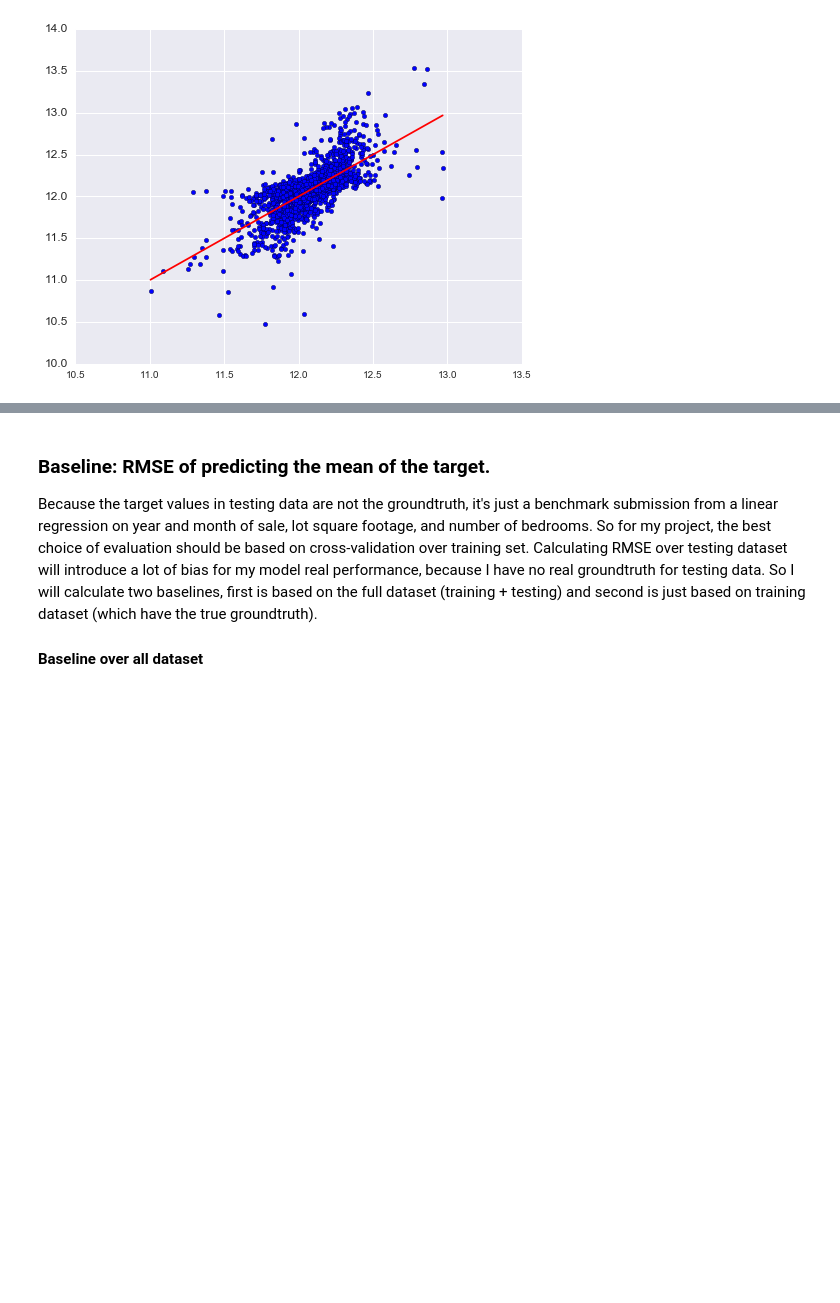
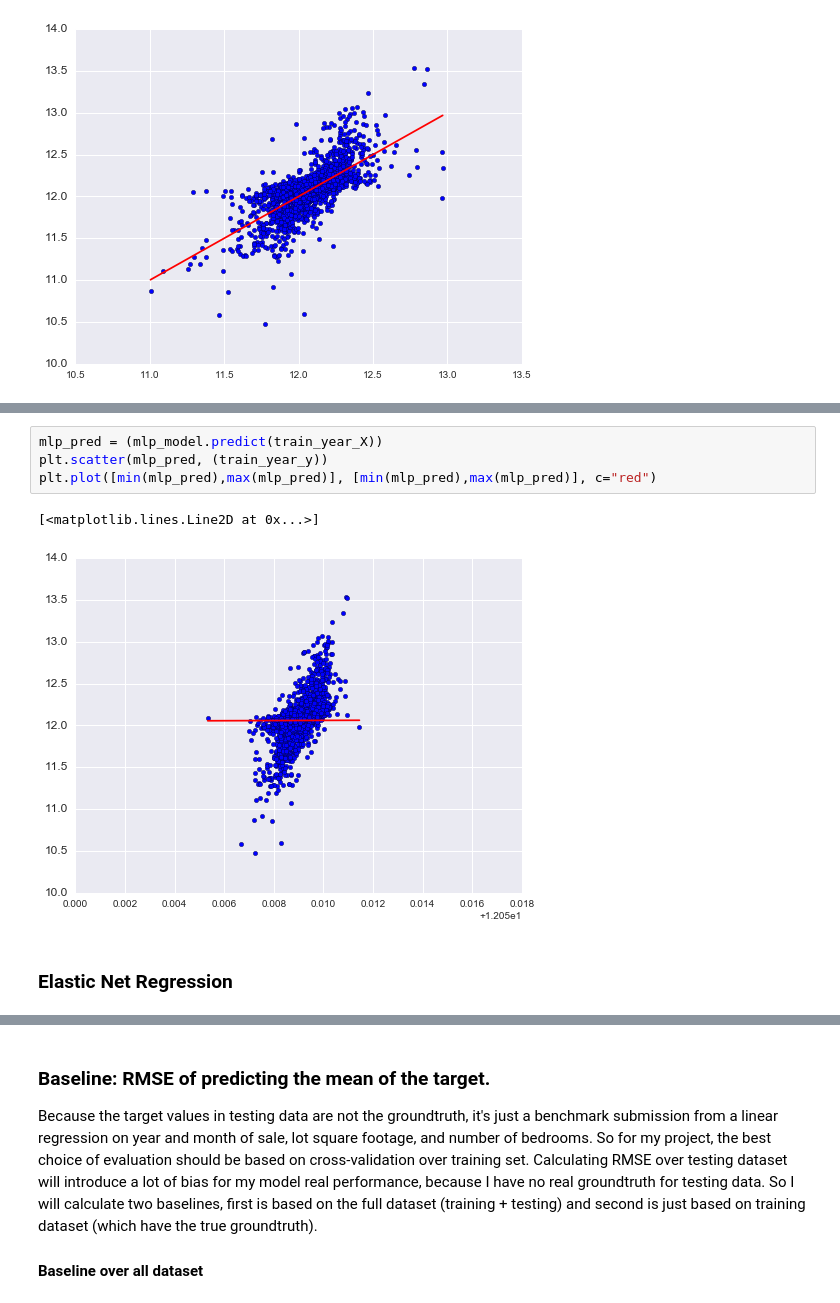
Before and after one commit to AngeloK/house-price-prediction, a Jupyter notebook: Linlin/house-price.ipynb, the cells around one changed output, grey strips where cells are left out. Cells and saved outputs as stored; diff of their text form; blank space fills up the shorter version.

```diff
--- a/Linlin/house-price.ipynb
+++ b/Linlin/house-price.ipynb
@@ -818,0 +886,9 @@ plt.plot([min(lsvr_pred),max(lsvr_pred)], [min(lsvr_pred),max(lsvr_pred)], c="re
+# %%
+mlp_pred = (mlp_model.predict(train_year_X))
+plt.scatter(mlp_pred, (train_year_y))
+plt.plot([min(mlp_pred),max(mlp_pred)], [min(mlp_pred),max(mlp_pred)], c="red")
+# %% [output]
+[<matplotlib.lines.Line2D at 0x...>]
+[figure, added]
+# %% [markdown]
+### Elastic Net Regression
```
Also changed, not shown: parts of 28 cells of this notebook.
